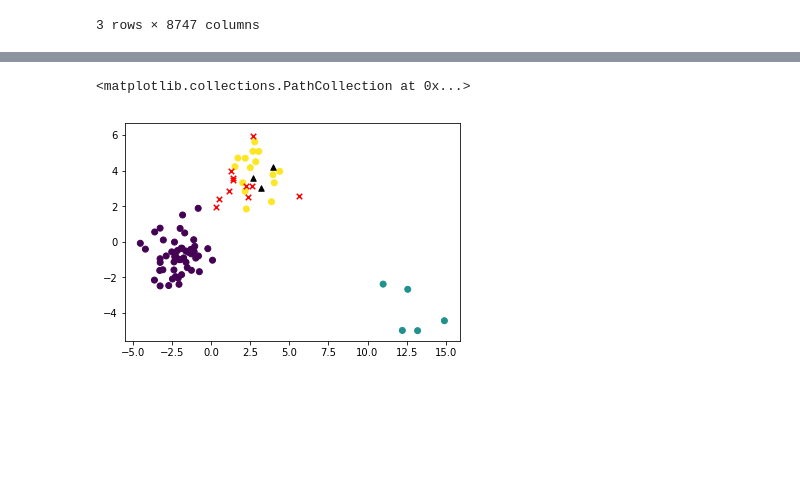
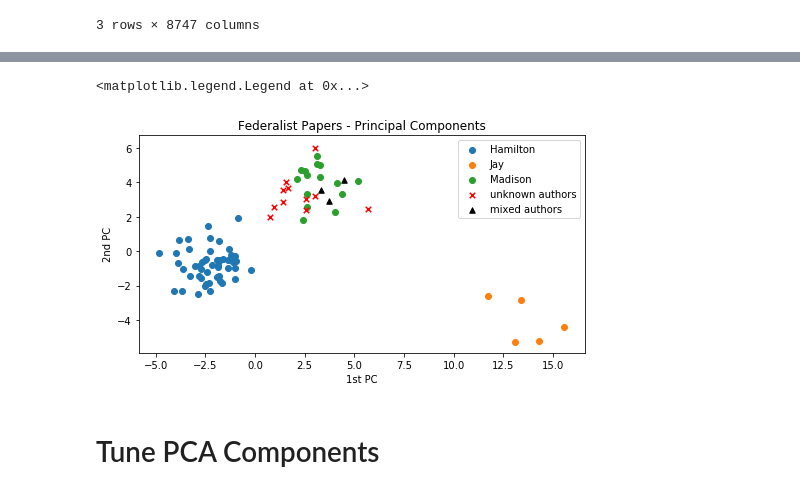
Before and after one commit to sdsawtelle/yale-som-python-workshop, a Jupyter notebook: notebooks/Federalist_Papers_Data_Project.ipynb, the cells around one changed output, grey strips where cells are left out. Saved outputs shown, nothing was run; the diff lists cells and outputs as text; code cells hidden in the pictures; blank space fills up the shorter version.

```diff
--- a/notebooks/Federalist_Papers_Data_Project.ipynb
+++ b/notebooks/Federalist_Papers_Data_Project.ipynb
@@ -186,0 +212,7 @@ ax.scatter(x_pca[:, 0], x_pca[:, 1], c=pd.Categorical(authors[singleauthor_docs]
+# %%
+# Fit/transform the pipeline with the known authorship documents
+x_lda = pl.fit_transform(x.loc[singleauthor_docs, :].values, y=authors[singleauthor_docs].values)
+
+# Get the results as a dataframe for plotting
+lda_results = pd.DataFrame(x_lda, columns=["pc1", "pc2"])
+lda_results["author"] = authors[singleauthor_docs].values
@@ -187 +224,17 @@ ax.scatter(x_pca[:, 0], x_pca[:, 1], c=pd.Categorical(authors[singleauthor_docs]
+# %%
+# Plot the data points in the principal components basis, colored by author
+fig, ax = plt.subplots(figsize=[8, 4])
+for author, grp in lda_results.groupby(["author"]):
+    ax.scatter(grp["pc1"], grp["pc2"], label=author)
+ax.scatter(x_lda_unknown[:, 0], x_lda_unknown[:, 1], marker="x", s=30, color="red", label="unknown authors")
+ax.scatter(x_lda_mixed[:, 0], x_lda_mixed[:, 1], marker="^", s=30, color="black", label="mixed authors")
+ax.set_title("Federalist Papers - Principal Components")
+ax.set_xlabel("1st PC")
+ax.set_ylabel("2nd PC")
+ax.legend(loc="upper right")
+# %% [output]
+<matplotlib.legend.Legend at 0x...>
+[figure, added]
+# %% [markdown]
+# Tune PCA Components
 # %%
@@ -205,9 +241,0 @@ x_lda_mixed = pl.transform(x.loc[mixedauthor_docs, :].values)
-# %%
-# Plot the data points in the principal components basis, colored by author
-fig, ax = plt.subplots()
-ax.scatter(x_lda[:, 0], x_lda[:, 1], c=pd.Categorical(authors[singleauthor_docs]).codes)
-ax.scatter(x_lda_unknown[:, 0], x_lda_unknown[:, 1], marker="x", s=30, color="red")
-ax.scatter(x_lda_mixed[:, 0], x_lda_mixed[:, 1], marker="^", s=30, color="black")
-# %% [output]
-<matplotlib.collections.PathCollection at 0x...>
-[figure, removed]
```
Also changed, not shown: parts of 23 cells of this notebook, 1 other file.
